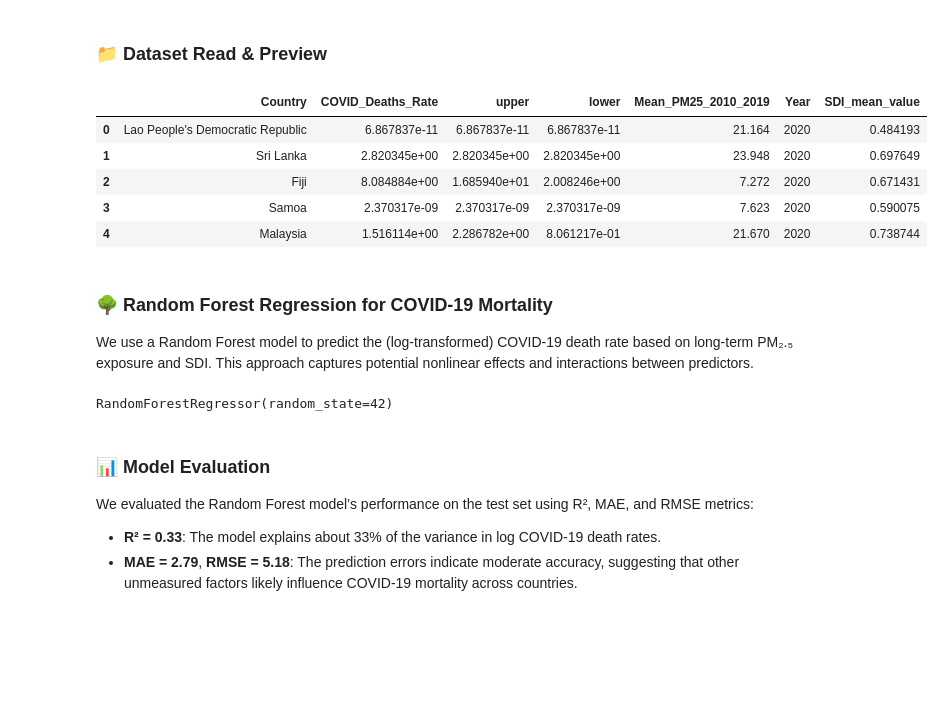
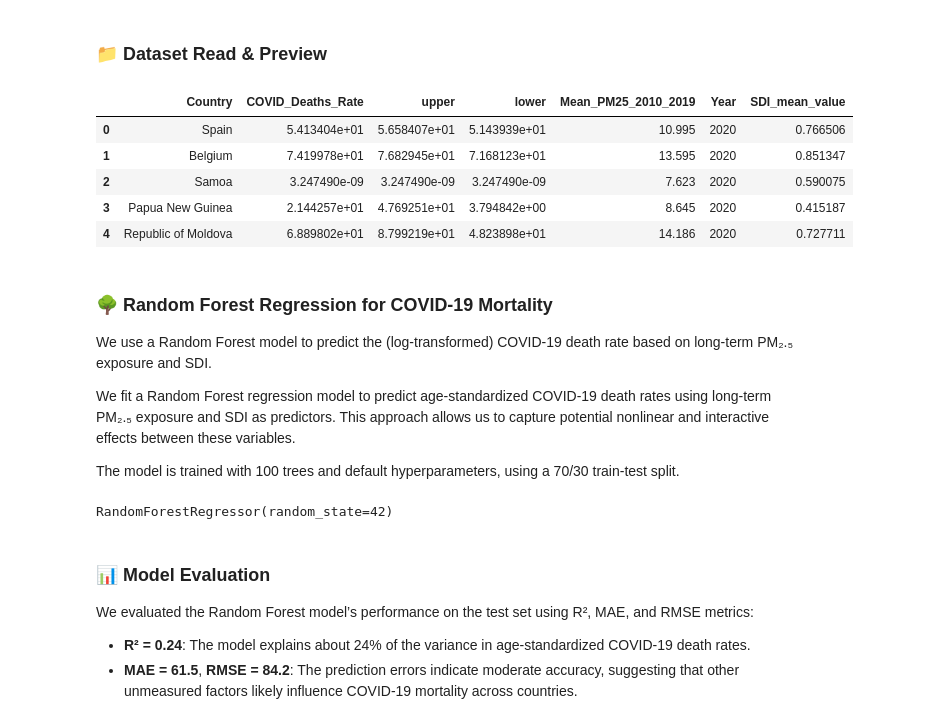
Before and after one commit to ibrahim-sisar/ET6-CDSP-group-09-repo, a Jupyter notebook: 4_data_analysis/covid_mortality_advanced_modeling.ipynb, the cells around one changed output. Saved outputs shown, nothing was run; the diff lists cells and outputs as text; code cells hidden in the pictures; blank space fills up the shorter version.

```diff
--- a/4_data_analysis/covid_mortality_advanced_modeling.ipynb
+++ b/4_data_analysis/covid_mortality_advanced_modeling.ipynb
@@ -22,16 +22,21 @@ import statsmodels.regression.quantile_regression as qr
 # %% [markdown]
 ### 📁 Dataset Read & Preview
 # %%
-df = pd.read_csv("../1_datasets/final_datasets/final_merged_covid_pm25_sdi.csv")
+df = pd.read_csv("../1_datasets/final_datasets/final_merged_covid_sdi_pm2.5.csv")
 df.head()
 # %% [output]
 |  | Country | COVID_Deaths_Rate | upper | lower | Mean_PM25_2010_2019 | Year | SDI_mean_value |
-| 0 | Lao People's Democratic Republic | 6.867837e-11 | 6.867837e-11 | 6.867837e-11 | 21.164 | 2020 | 0.484193 |
-| 1 | Sri Lanka | 2.820345e+00 | 2.820345e+00 | 2.820345e+00 | 23.948 | 2020 | 0.697649 |
-| 2 | Fiji | 8.084884e+00 | 1.685940e+01 | 2.008246e+00 | 7.272 | 2020 | 0.671431 |
-| 3 | Samoa | 2.370317e-09 | 2.370317e-09 | 2.370317e-09 | 7.623 | 2020 | 0.590075 |
-| 4 | Malaysia | 1.516114e+00 | 2.286782e+00 | 8.061217e-01 | 21.670 | 2020 | 0.738744 |
+| 0 | Spain | 5.413404e+01 | 5.658407e+01 | 5.143939e+01 | 10.995 | 2020 | 0.766506 |
+| 1 | Belgium | 7.419978e+01 | 7.682945e+01 | 7.168123e+01 | 13.595 | 2020 | 0.851347 |
+| 2 | Samoa | 3.247490e-09 | 3.247490e-09 | 3.247490e-09 | 7.623 | 2020 | 0.590075 |
+| 3 | Papua New Guinea | 2.144257e+01 | 4.769251e+01 | 3.794842e+00 | 8.645 | 2020 | 0.415187 |
+| 4 | Republic of Moldova | 6.889802e+01 | 8.799219e+01 | 4.823898e+01 | 14.186 | 2020 | 0.727711 |
 # %% [markdown]
 ### 🌳 Random Forest Regression for COVID-19 Mortality
-We use a Random Forest model to predict the (log-transformed) COVID-19 death rate based on long-term PM₂.₅ exposure and SDI. This approach captures potential nonlinear effects and interactions between predictors.
+
+We use a Random Forest model to predict the (log-transformed) COVID-19 death rate based on long-term PM₂.₅ exposure and SDI.
+
+We fit a Random Forest regression model to predict age-standardized COVID-19 death rates using long-term PM₂.₅ exposure and SDI as predictors. This approach allows us to capture potential nonlinear and interactive effects between these variables.
+
+The model is trained with 100 trees and default hyperparameters, using a 70/30 train-test split.
 # %%
@@ -50,9 +54,11 @@ rf.fit(X_train, y_train)
 RandomForestRegressor(random_state=42)
 # %% [markdown]
 ### 📊 Model Evaluation
+
 We evaluated the Random Forest model’s performance on the test set using R², MAE, and RMSE metrics:
-- **R² = 0.33**: The model explains about 33% of the variance in log COVID-19 death rates.
-- **MAE = 2.79**, **RMSE = 5.18**: The prediction errors indicate moderate accuracy, suggesting that other unmeasured factors likely influence COVID-19 mortality across countries.
+
+- **R² = 0.24**: The model explains about 24% of the variance in age-standardized COVID-19 death rates.
+- **MAE = 61.5**, **RMSE = 84.2**: The prediction errors indicate moderate accuracy, suggesting that other unmeasured factors likely influence COVID-19 mortality across countries.
 # %%
 y_pred = rf.predict(X_test)
 
```
Also changed, not shown: parts of 19 cells of this notebook.
